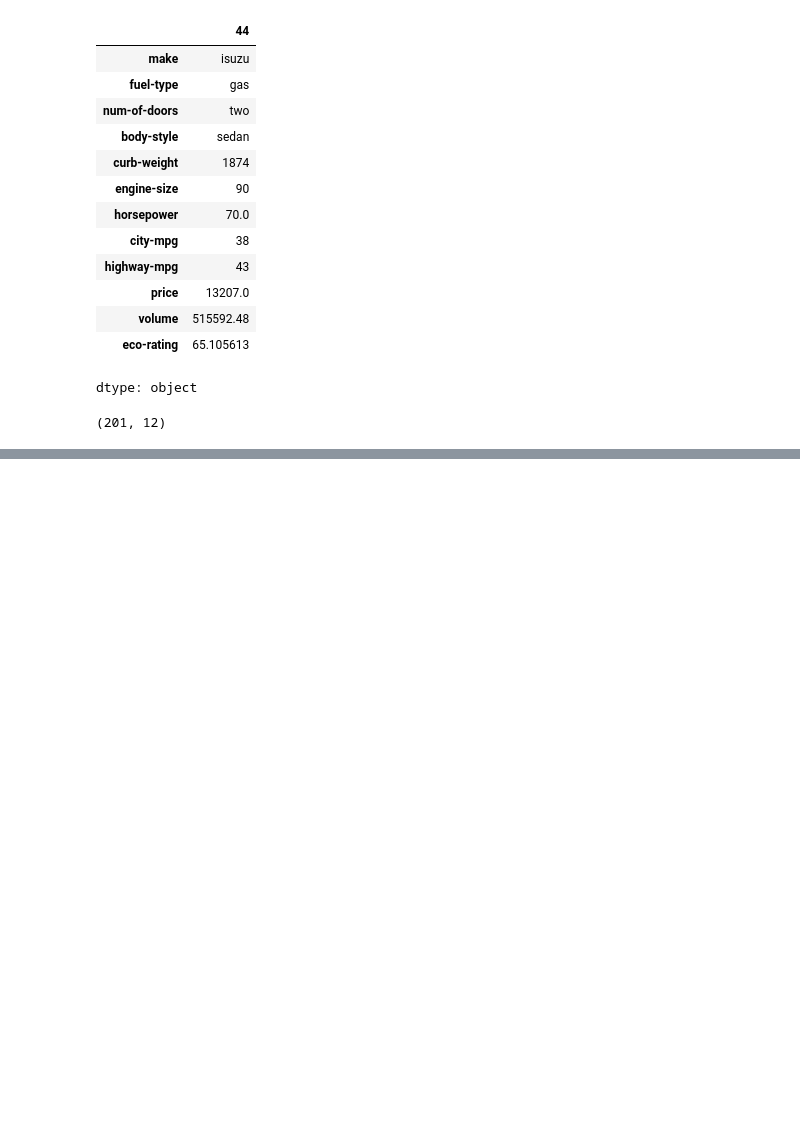
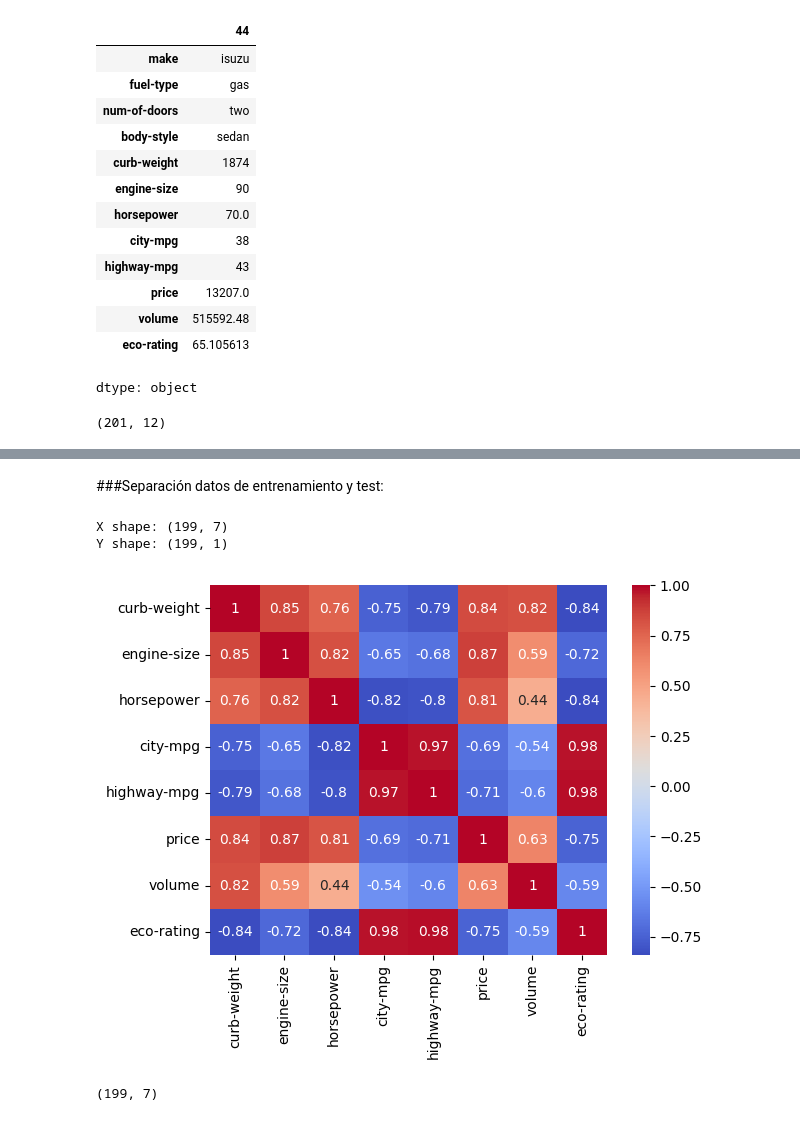
Before and after one commit to pamelaAHeredia/DeepLearning, a Jupyter notebook: P3/DeepLearning_Practica3.ipynb, the cells around one changed output, grey strips where cells are left out. Drawn from its saved outputs; the diff is of its cells as text; code cells hidden in the pictures; blank space fills up the shorter version.

```diff
--- a/P3/DeepLearning_Practica3.ipynb
+++ b/P3/DeepLearning_Practica3.ipynb
@@ -335,4 +334,4 @@ Combinador lineal 5: W=-2.16, b=496.91 MSE= [29.44848719]
 A partir de los ejemplos del archivo automobile-simple.csv, utilizado en la práctica anterior, se entrenará un combinador lineal para predecir el precio del auto (atributo “price”) en función del tamaño del motor (atributo “engine-size”):
 # %%
 url = '/content/drive/MyDrive/DeepLearning-colab/Datos-20240901/automobile-simple.csv'
-autos = pd.read_csv(url)
+autos_df = pd.read_csv(url)
@@ -506,0 +562,2 @@ Observe el valor del arco correspondiente al bias en a).
+# %%
+autos_copy = autos_df.copy()
@@ -506,0 +583,2 @@ Observe el valor del arco correspondiente al bias en a).
+# %%
+autos_num = autos_copy.select_dtypes(include= [np.number])
@@ -506,0 +620,5 @@ Observe el valor del arco correspondiente al bias en a).
+# %%
+autos_num = autos_num.dropna().copy()
+
+print(f'Shape: {autos_num.shape}')
+autos_num.isnull().sum()
@@ -506,0 +637,2 @@ Observe el valor del arco correspondiente al bias en a).
+# %% [markdown]
+###Separación  datos de entrenamiento y test:
@@ -506,0 +642,12 @@ Observe el valor del arco correspondiente al bias en a).
+# %%
+print(f'X shape: {X.shape} \nY shape: {Y.shape}')
+# %% [output]
+X shape: (199, 7)
+Y shape: (199, 1)
+# %%
+corr_matrix = autos_num.corr()
+
+sns.heatmap(corr_matrix, annot=True, cmap='coolwarm')
+plt.show()
+# %% [output]
+[figure, added]
@@ -506,0 +656,4 @@ Observe el valor del arco correspondiente al bias en a).
+# %%
+X_norm.shape
+# %% [output]
+(199, 7)
```
Also changed, not shown: parts of 118 cells of this notebook, 1 other file.
